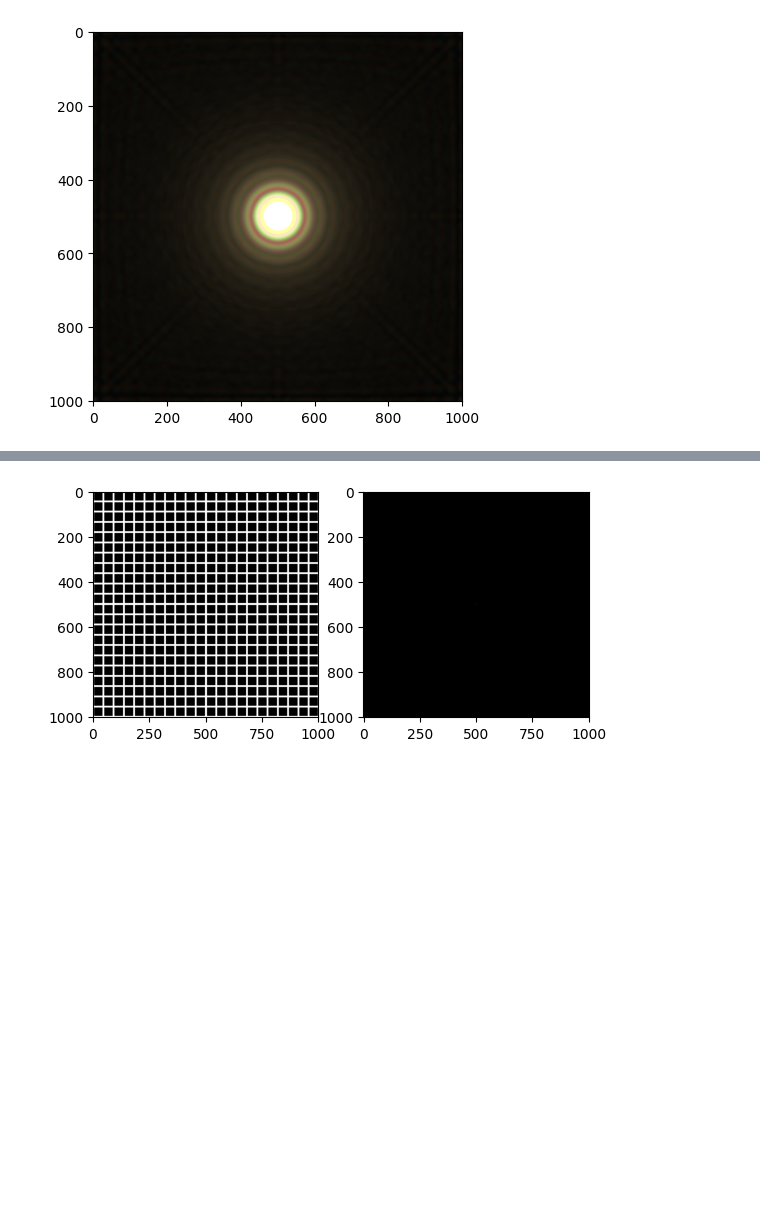
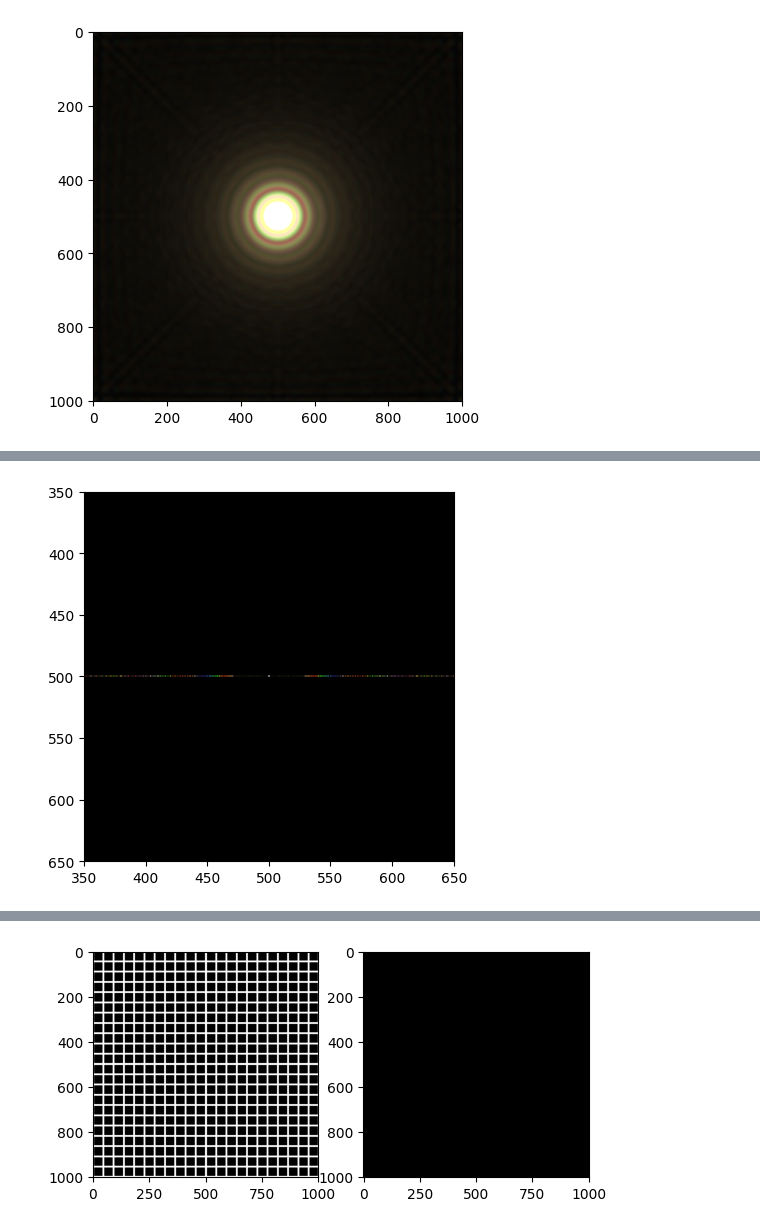
Before and after one commit to fouakh/PM102, a Jupyter notebook: TP3.ipynb, the cells around one changed output, grey strips where cells are left out. Saved outputs shown, nothing was run; the diff lists cells and outputs as text; code cells hidden in the pictures; blank space fills up the shorter version.

```diff
--- a/TP3.ipynb
+++ b/TP3.ipynb
@@ -206,0 +252,46 @@ plt.show()
+# %%
+alpha = a * sigma
+M = N * sigma
+M = M.astype(int)
+delta = 1000/M
+
+Red_Img = np.zeros_like(X, dtype=np.float64)
+Blue_Img = np.zeros_like(X, dtype=np.float64)
+Green_Img = np.zeros_like(X, dtype=np.float64)
+
+for j, wl in enumerate(wavelength):
+    grating = np.zeros_like(X)
+    for i in range(-M[j] // 2, M[j] // 2 + 1):
+        x_offset = i * delta[j]
+        mask = (np.abs(X - x_offset) <= alpha[j] / 2)
+        grating[mask] = 1
+
+    ft = np.fft.fftshift(grating)
+    ft = np.fft.fft2(ft)
+    ft = np.fft.fftshift(ft)
+
+    index = np.unravel_index(np.argmax(xg == wl), xg.shape)
+
+    silly_coeff = (100 * sigma[j]**2 * a * N * 1000)
+    Red_Img += yr[index] / silly_coeff * np.abs(ft)
+    Blue_Img += yb[index] / silly_coeff * np.abs(ft)
+    Green_Img += yg[index] / silly_coeff * np.abs(ft)
+
+Red_Img = 255 * Red_Img
+Blue_Img = 255 * Blue_Img
+Green_Img = 255 * Green_Img
+
+Red_Img = Red_Img.astype(int)
+Blue_Img = Blue_Img.astype(int)
+Green_Img = Green_Img.astype(int)
+# %%
+RGB_Image = np.stack([Red_Img, Green_Img, Blue_Img], axis=-1)
+RGB_Image = np.clip(RGB_Image, 0, 255)
+
+plt.imshow(RGB_Image)
+plt.xlim([350, 650])
+plt.ylim([650, 350])
+
+plt.show()
+# %% [output]
+[figure, added]
```
Also changed, not shown: parts of 18 cells of this notebook, 1 other file.
